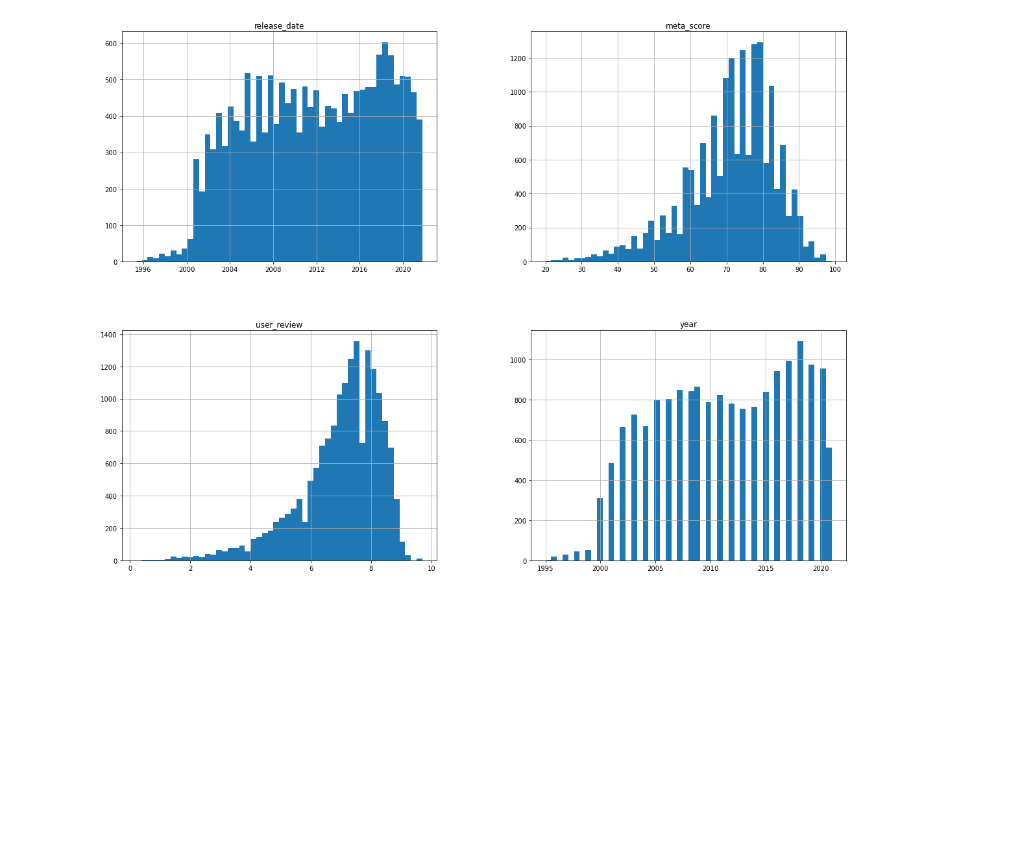
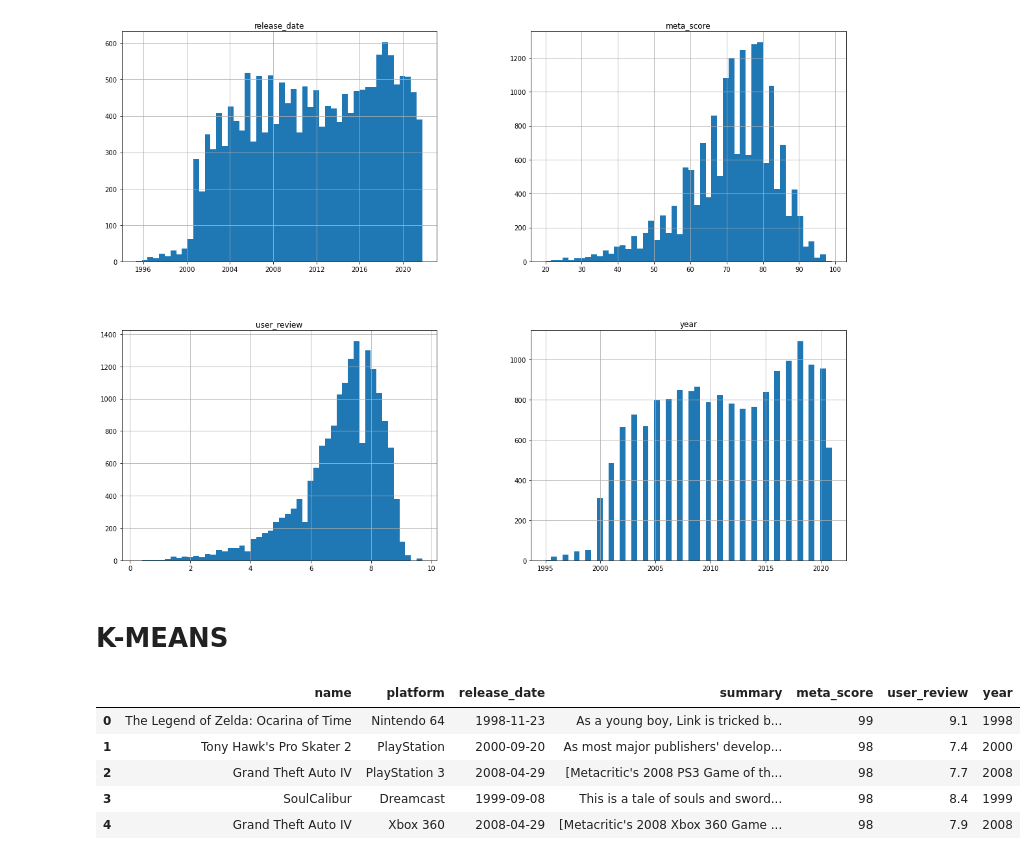
Before and after one commit to LPestana18/Projeto-Games, a Jupyter notebook: gamesia/gamesIA.ipynb, the cells around one changed output. Drawn from its saved outputs; the diff is of its cells as text; code cells hidden in the pictures; blank space fills up the shorter version.

Commit message:
k-means

```diff
--- a/gamesia/gamesIA.ipynb
+++ b/gamesia/gamesIA.ipynb
@@ -522,3 +520,23 @@ df.hist(bins=50, figsize=(20, 15))
 plt.show()
 # %% [output]
 [figure]
+# %% [markdown]
+# K-MEANS
+# %%
+import matplotlib.pyplot as plt
+from matplotlib.colors import ListedColormap
+from kneed import KneeLocator # detector de joelho/cotovelo da curva
+import pandas as pd
+from sklearn.preprocessing import MinMaxScaler
+from sklearn.cluster import KMeans
+import plotly as py
+import plotly.graph_objs as go
+
+df.head()
+# %% [output]
+|  | name | platform | release_date | summary | meta_score | user_review | year |
+| 0 | The Legend of Zelda: Ocarina of Time | Nintendo 64 | 1998-11-23 | As a young boy, Link is tricked b... | 99 | 9.1 | 1998 |
+| 1 | Tony Hawk's Pro Skater 2 | PlayStation | 2000-09-20 | As most major publishers' develop... | 98 | 7.4 | 2000 |
+| 2 | Grand Theft Auto IV | PlayStation 3 | 2008-04-29 | [Metacritic's 2008 PS3 Game of th... | 98 | 7.7 | 2008 |
+| 3 | SoulCalibur | Dreamcast | 1999-09-08 | This is a tale of souls and sword... | 98 | 8.4 | 1999 |
+| 4 | Grand Theft Auto IV | Xbox 360 | 2008-04-29 | [Metacritic's 2008 Xbox 360 Game ... | 98 | 7.9 | 2008 |
```
Also changed, not shown: parts of 10 cells of this notebook.
